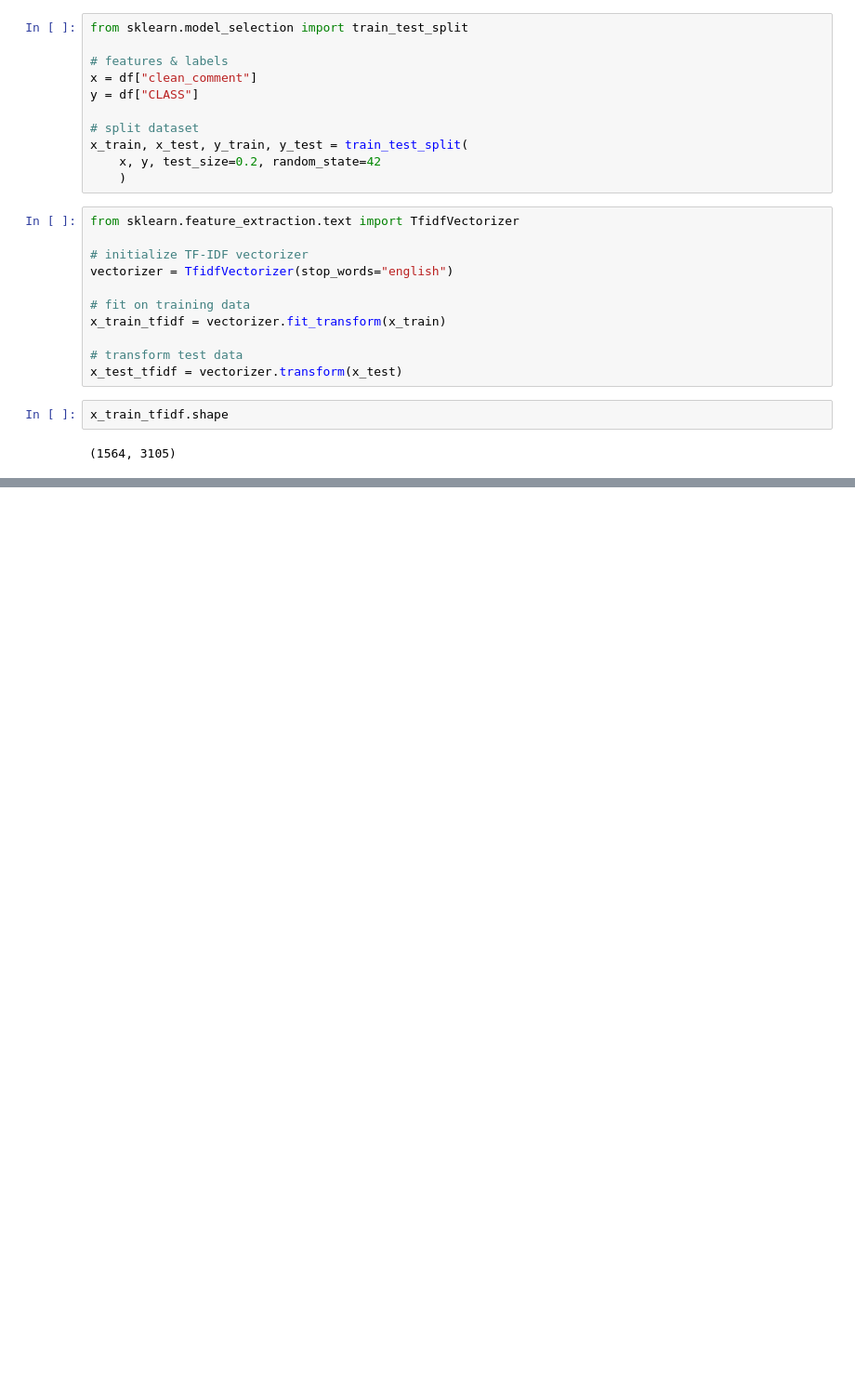
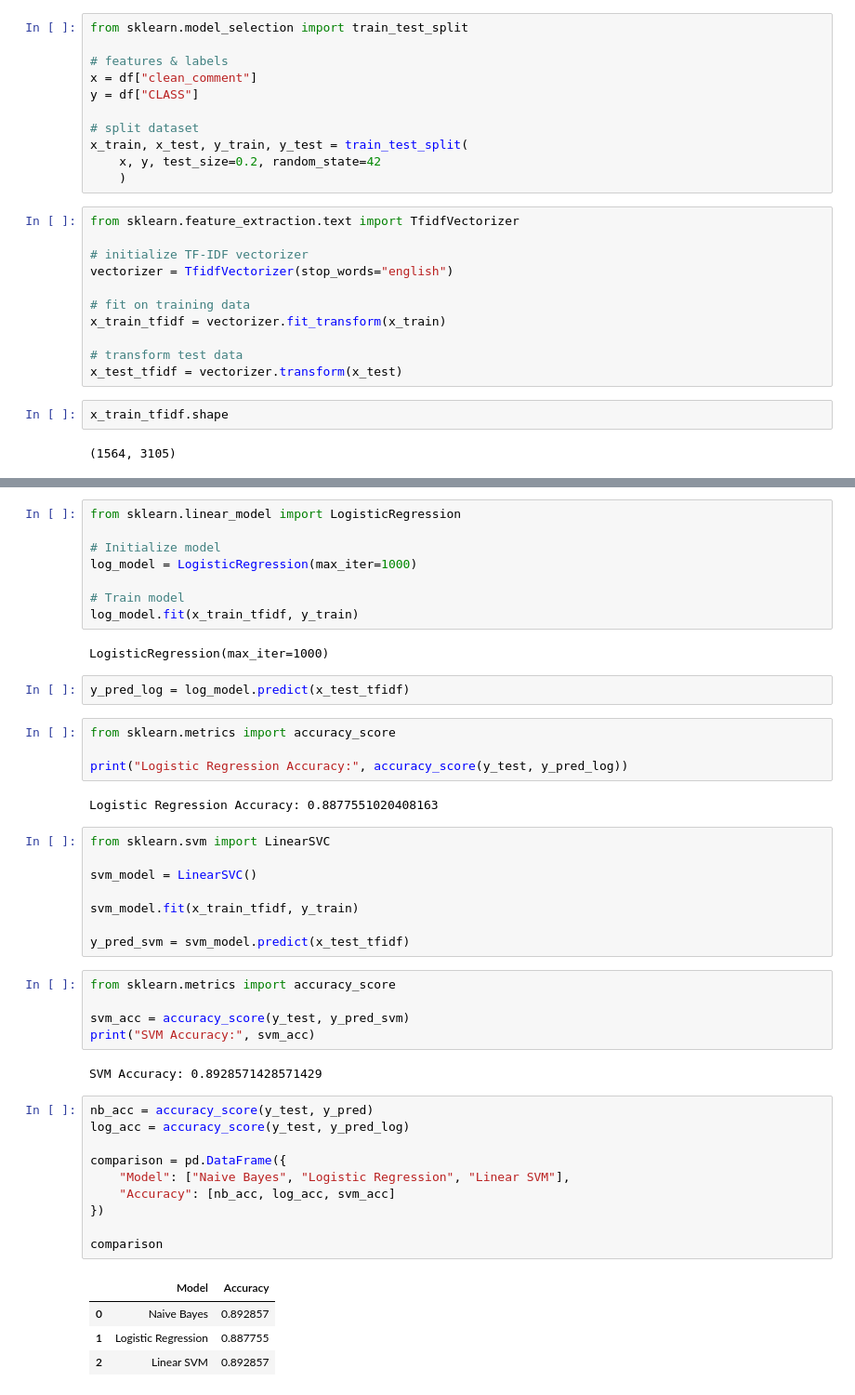
Before and after one commit to Amiralious/youtube-spam-classifier, a Jupyter notebook: notebooks/spam_detection.ipynb, the cells around one changed output, grey strips where cells are left out. Shown at 93% size. Saved outputs shown, nothing was run; the diff lists cells and outputs as text; blank space fills up the shorter version.

```diff
--- a/notebooks/spam_detection.ipynb
+++ b/notebooks/spam_detection.ipynb
@@ -135,0 +261,48 @@ x_train_tfidf.shape
+# %%
+from sklearn.linear_model import LogisticRegression
+
+# Initialize model
+log_model = LogisticRegression(max_iter=1000)
+
+# Train model
+log_model.fit(x_train_tfidf, y_train)
+# %% [output]
+LogisticRegression(max_iter=1000)
+# %%
+y_pred_log = log_model.predict(x_test_tfidf)
+# %%
+from sklearn.metrics import accuracy_score
+
+print("Logistic Regression Accuracy:", accuracy_score(y_test, y_pred_log))
+# %% [output]
+Logistic Regression Accuracy: 0.8877551020408163
+# %%
+from sklearn.svm import LinearSVC
+
+svm_model = LinearSVC()
+
+svm_model.fit(x_train_tfidf, y_train)
+
+y_pred_svm = svm_model.predict(x_test_tfidf)
+# %%
+from sklearn.metrics import accuracy_score
+
+svm_acc = accuracy_score(y_test, y_pred_svm)
+print("SVM Accuracy:", svm_acc)
+# %% [output]
+SVM Accuracy: 0.8928571428571429
+# %%
+nb_acc = accuracy_score(y_test, y_pred)
+log_acc = accuracy_score(y_test, y_pred_log)
+
+comparison = pd.DataFrame({
+    "Model": ["Naive Bayes", "Logistic Regression", "Linear SVM"],
+    "Accuracy": [nb_acc, log_acc, svm_acc]
+})
+
+comparison
+# %% [output]
+|  | Model | Accuracy |
+| 0 | Naive Bayes | 0.892857 |
+| 1 | Logistic Regression | 0.887755 |
+| 2 | Linear SVM | 0.892857 |
```
Also changed, not shown: parts of 19 cells of this notebook.
